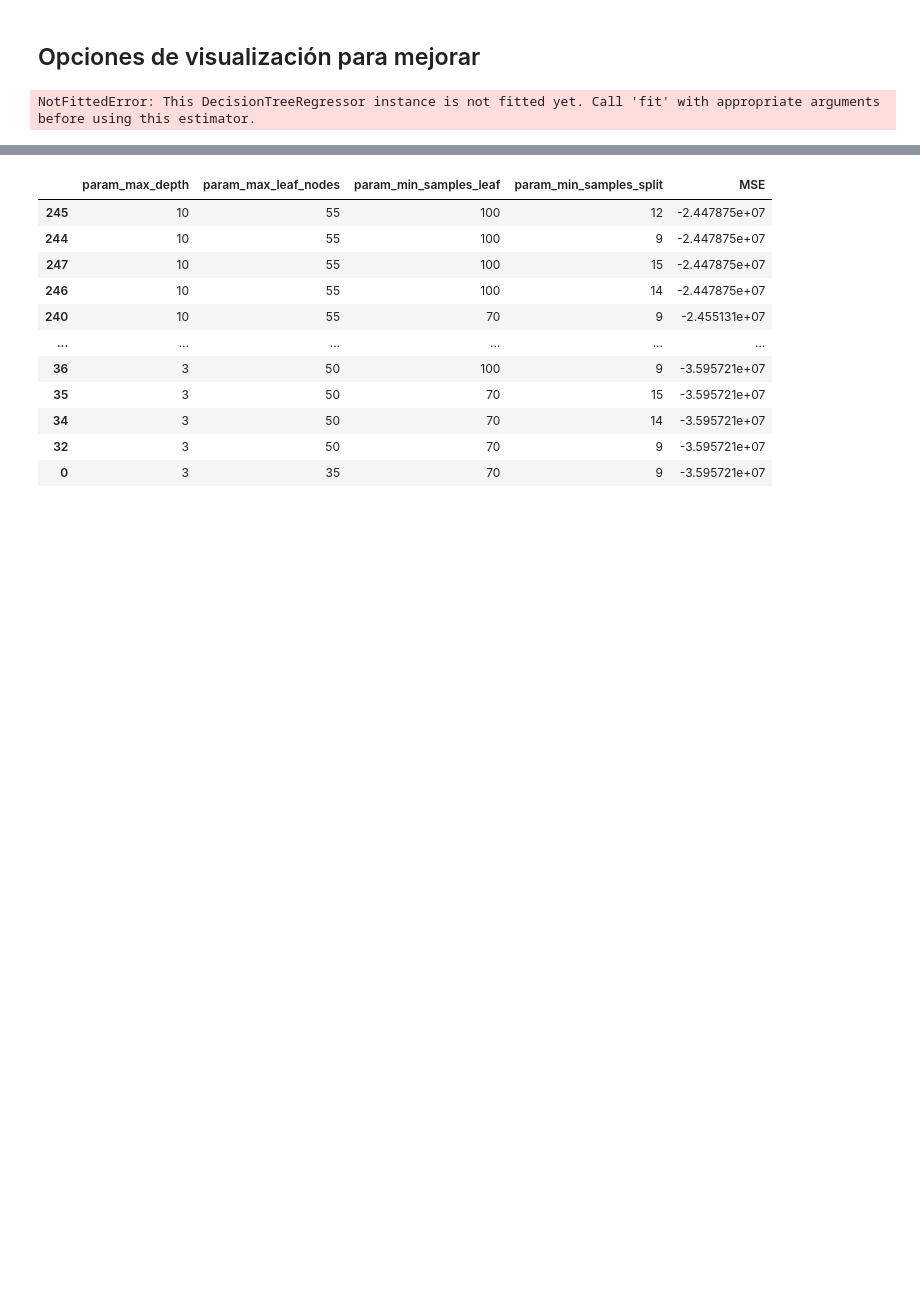
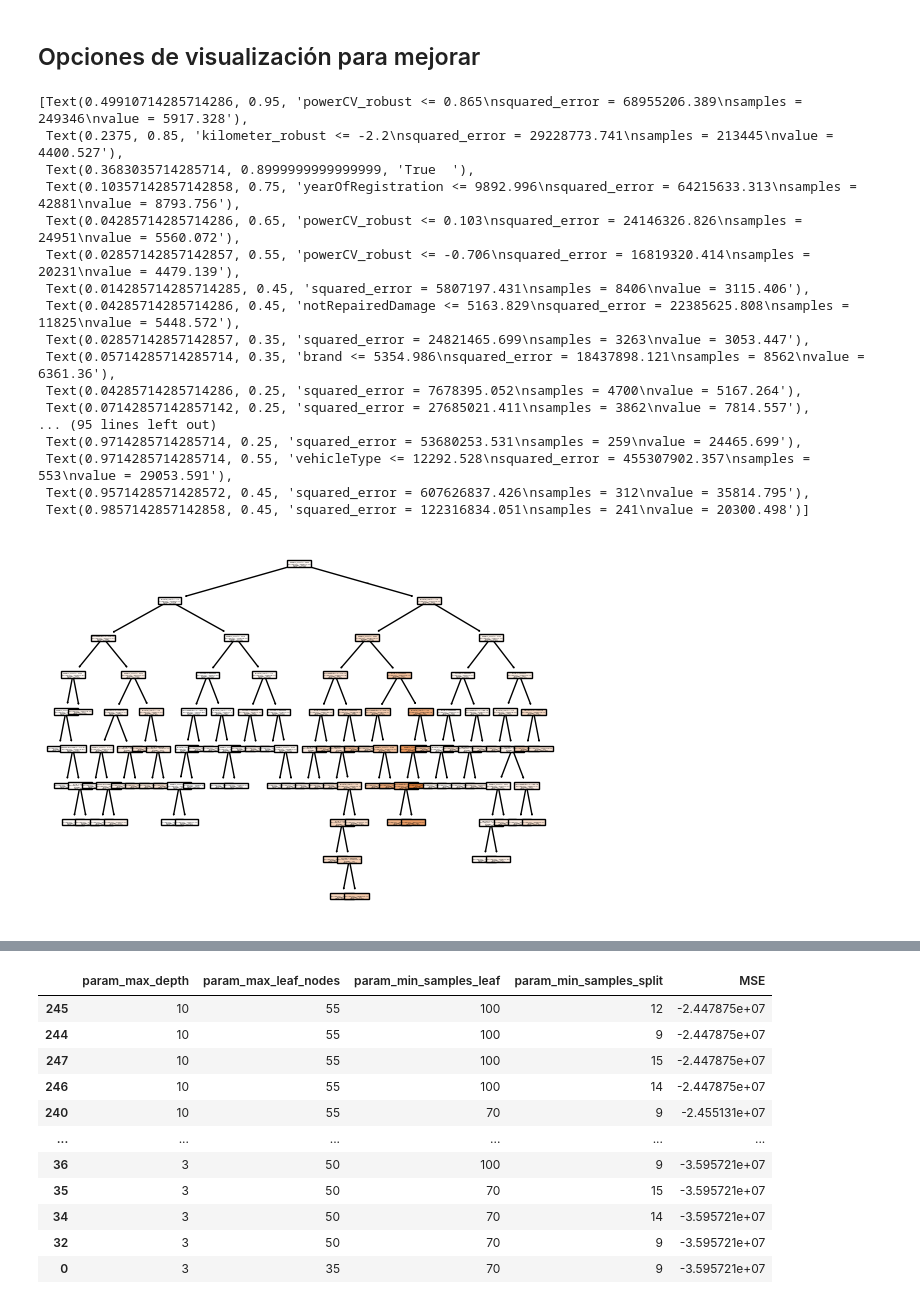
Before and after one commit to ngcarvajall/Lab_EDA_Gestion_Nulos, a Jupyter notebook: cross_validation.ipynb, the cells around one changed output, grey strips where cells are left out. Cells and saved outputs as stored; diff of their text form; code cells hidden in the pictures; blank space fills up the shorter version.

```diff
--- a/cross_validation.ipynb
+++ b/cross_validation.ipynb
@@ -322,10 +304,27 @@ Utilizando mis métricas para los parámetros 5, los valores anteriores son los
 # %% [markdown]
 ## Opciones de visualización para mejorar
 # %%
-plot_tree(decision_tree=modelo_final_arbol,
+plot_tree(decision_tree=modelo_final_arbol_4,
             feature_names=x.columns,
             filled=True
                         )
 # %% [output]
-NotFittedError: This DecisionTreeRegressor instance is not fitted yet. Call 'fit' with appropriate arguments before using this estimator.
+[Text(0.49910714285714286, 0.95, 'powerCV_robust <= 0.865\nsquared_error = 68955206.389\nsamples = 249346\nvalue = 5917.328'),
+ Text(0.2375, 0.85, 'kilometer_robust <= -2.2\nsquared_error = 29228773.741\nsamples = 213445\nvalue = 4400.527'),
+ Text(0.3683035714285714, 0.8999999999999999, 'True  '),
+ Text(0.10357142857142858, 0.75, 'yearOfRegistration <= 9892.996\nsquared_error = 64215633.313\nsamples = 42881\nvalue = 8793.756'),
+ Text(0.04285714285714286, 0.65, 'powerCV_robust <= 0.103\nsquared_error = 24146326.826\nsamples = 24951\nvalue = 5560.072'),
+ Text(0.02857142857142857, 0.55, 'powerCV_robust <= -0.706\nsquared_error = 16819320.414\nsamples = 20231\nvalue = 4479.139'),
+ Text(0.014285714285714285, 0.45, 'squared_error = 5807197.431\nsamples = 8406\nvalue = 3115.406'),
+ Text(0.04285714285714286, 0.45, 'notRepairedDamage <= 5163.829\nsquared_error = 22385625.808\nsamples = 11825\nvalue = 5448.572'),
+ Text(0.02857142857142857, 0.35, 'squared_error = 24821465.699\nsamples = 3263\nvalue = 3053.447'),
+ Text(0.05714285714285714, 0.35, 'brand <= 5354.986\nsquared_error = 18437898.121\nsamples = 8562\nvalue = 6361.36'),
+ Text(0.04285714285714286, 0.25, 'squared_error = 7678395.052\nsamples = 4700\nvalue = 5167.264'),
+ Text(0.07142857142857142, 0.25, 'squared_error = 27685021.411\nsamples = 3862\nvalue = 7814.557'),
+... (95 lines left out)
+ Text(0.9714285714285714, 0.25, 'squared_error = 53680253.531\nsamples = 259\nvalue = 24465.699'),
+ Text(0.9714285714285714, 0.55, 'vehicleType <= 12292.528\nsquared_error = 455307902.357\nsamples = 553\nvalue = 29053.591'),
+ Text(0.9571428571428572, 0.45, 'squared_error = 607626837.426\nsamples = 312\nvalue = 35814.795'),
+ Text(0.9857142857142858, 0.45, 'squared_error = 122316834.051\nsamples = 241\nvalue = 20300.498')]
+[figure, added]
 # %%
```
Also changed, not shown: parts of 23 cells of this notebook, 2 other files.
